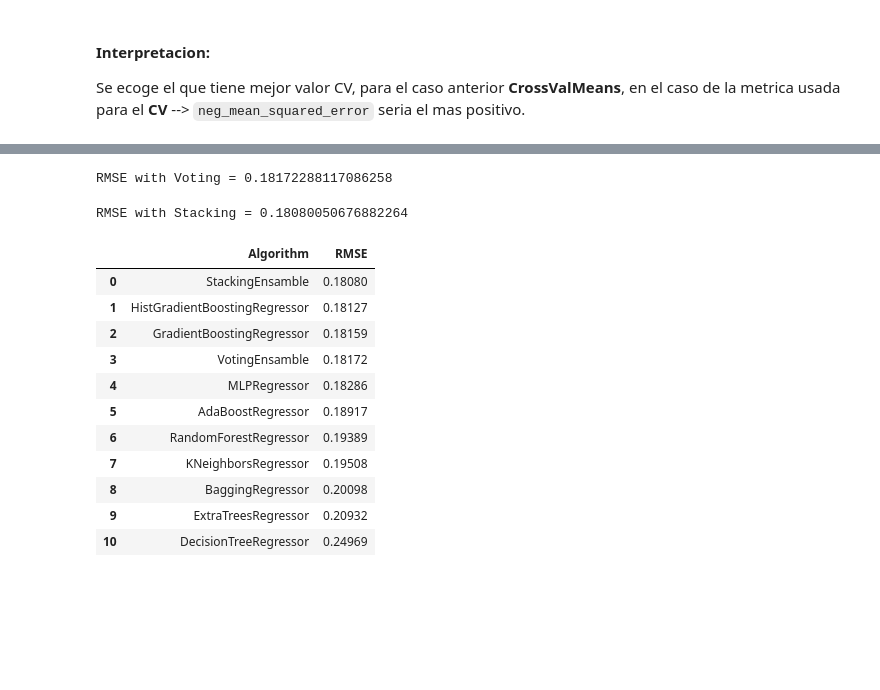
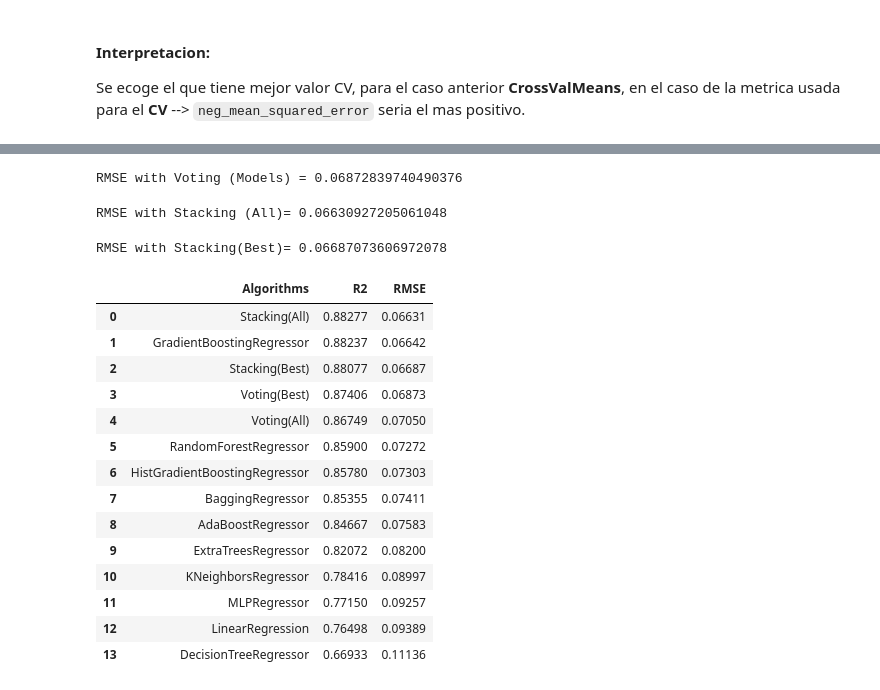
Before and after one commit to dherrerambo/analisis-de-datos-avanzados, a Jupyter notebook: Clase 8 - Ensamble Models/Tarea8.ipynb, the cells around one changed output, grey strips where cells are left out. Saved outputs shown, nothing was run; the diff lists cells and outputs as text; code cells hidden in the pictures; blank space fills up the shorter version.

```diff
--- a/Clase 8 - Ensamble Models/Tarea8.ipynb
+++ b/Clase 8 - Ensamble Models/Tarea8.ipynb
@@ -204,7 +366,8 @@ g = g.set_title("Cross validation scores")
 Se ecoge el que tiene mejor valor CV, para el caso anterior **CrossValMeans**, en el caso de la metrica usada para el **CV** --> `neg_mean_squared_error` seria el mas positivo.
 # %%
 # Siendo los modelos escogidos:
-best_models = ['HistGradientBoostingRegressor', 'GradientBoostingRegressor', 'MLPRegressor', 'AdaBoostRegressor']
+best_models = list(cv_res['Algorithms'][:4])
+# best_models = ['HistGradientBoostingRegressor', 'GradientBoostingRegressor', 'MLPRegressor', 'AdaBoostRegressor']
 best_models = dict((k,regressors_models[k]) for k in best_models)
 best_models.keys()
 # %% [output]
@@ -219,43 +395,60 @@ RMSE for AdaBoostRegressor = 0.1891654953245159
 # %%
 #voting : {'hard', 'soft'}
-votingC = VotingRegressor(estimators=[(k, v['model']) for k,v in best_models.items()], n_jobs=4)
-votingC = votingC.fit(X_train, y_train)
-predicted_All_Voting = votingC.predict(X_test)
-rmse_VotingC = np.sqrt(mean_squared_error(predicted_All_Voting,y_test))
+model = VotingRegressor(estimators=[(k, v['model']) for k,v in best_models.items()], n_jobs=4)
 
-regressors_models['VotingEnsamble'] = {"model":votingC, "y_pred":predicted_All_Voting, "rmse": rmse_VotingC}
+model = model.fit(X_train, y_train)
+y_pred = model.predict(X_test)
+rmse = np.sqrt(mean_squared_error(y_pred,y_test))
 
-print(f"RMSE with Voting = {rmse_VotingC}")
+regressors_models['Voting(Best)'] = {"model":model, "y_pred":y_pred, "r2_score": r2_score(y_test, y_pred), "rmse": rmse}
+
+print(f"RMSE with Voting (Models) = {rmse}")
 # %% [output]
-RMSE with Voting = 0.18172288117086258
+RMSE with Voting (Models) = 0.06872839740490376
+# %%
+#stack_method : {'auto', 'predict_proba', 'decision_function', 'predict'}
+model = StackingRegressor(estimators=[(k, regressors_models[k]['model']) for k in cv_res['Algorithms']], n_jobs=4)
+
+model = model.fit(X_train, y_train)
+y_pred = model.predict(X_test)
+rmse = np.sqrt(mean_squared_error(y_pred,y_test))
+
+regressors_models['Stacking(All)'] = {"model":model, "y_pred":y_pred, "r2_score": r2_score(y_test, y_pred), "rmse": rmse}
+
+print(f"RMSE with Stacking (All)= {rmse}")
+# %% [output]
+RMSE with Stacking (All)= 0.06630927205061048
 # %%
 #stack_method : {'auto', 'predict_proba', 'decision_function', 'predict'}
-stackingC = StackingRegressor(estimators=[(k, v['model']) for k,v in best_models.items()], n_jobs=4)
-stackingC = stackingC.fit(X_train, y_train)
-predicted_All_Voting = stackingC.predict(X_test)
-rmse_stackingC = np.sqrt(mean_squared_error(predicted_All_Voting,y_test))
+model = StackingRegressor(estimators=[(k, v['model']) for k,v in best_models.items()], n_jobs=4)
+model = model.fit(X_train, y_train)
+y_pred = model.predict(X_test)
+rmse = np.sqrt(mean_squared_error(y_pred,y_test))
 
-regressors_models['StackingEnsamble'] = {"model":stackingC, "y_pred":predicted_All_Voting, "rmse": rmse_stackingC}
+regressors_models['Stacking(Best)'] = {"model":model, "y_pred":y_pred, "r2_score": r2_score(y_test, y_pred), "rmse": rmse}
 
-print(f"RMSE with Stacking = {rmse_stackingC}")
+print(f"RMSE with Stacking(Best)= {rmse}")
 # %% [output]
-RMSE with Stacking = 0.18080050676882264
+RMSE with Stacking(Best)= 0.06687073606972078
 # %%
 res = pd.DataFrame(
-        [(k, v['rmse']) for k,v in regressors_models.items()]
-        , columns = ['Algorithm','RMSE']
+        [(k, v['r2_score'], v['rmse']) for k,v in regressors_models.items()]
+        , columns = ['Algorithms', 'R2', 'RMSE']
 ).sort_values("RMSE").reset_index(drop=True)
 res
 # %% [output]
-|  | Algorithm | RMSE |
-| 0 | StackingEnsamble | 0.18080 |
-| 1 | HistGradientBoostingRegressor | 0.18127 |
-| 2 | GradientBoostingRegressor | 0.18159 |
-| 3 | VotingEnsamble | 0.18172 |
-| 4 | MLPRegressor | 0.18286 |
-| 5 | AdaBoostRegressor | 0.18917 |
-| 6 | RandomForestRegressor | 0.19389 |
-| 7 | KNeighborsRegressor | 0.19508 |
-| 8 | BaggingRegressor | 0.20098 |
-| 9 | ExtraTreesRegressor | 0.20932 |
-| 10 | DecisionTreeRegressor | 0.24969 |
+|  | Algorithms | R2 | RMSE |
+| 0 | Stacking(All) | 0.88277 | 0.06631 |
+| 1 | GradientBoostingRegressor | 0.88237 | 0.06642 |
+| 2 | Stacking(Best) | 0.88077 | 0.06687 |
+| 3 | Voting(Best) | 0.87406 | 0.06873 |
+| 4 | Voting(All) | 0.86749 | 0.07050 |
+| 5 | RandomForestRegressor | 0.85900 | 0.07272 |
+| 6 | HistGradientBoostingRegressor | 0.85780 | 0.07303 |
+| 7 | BaggingRegressor | 0.85355 | 0.07411 |
+| 8 | AdaBoostRegressor | 0.84667 | 0.07583 |
+| 9 | ExtraTreesRegressor | 0.82072 | 0.08200 |
+| 10 | KNeighborsRegressor | 0.78416 | 0.08997 |
+| 11 | MLPRegressor | 0.77150 | 0.09257 |
+| 12 | LinearRegression | 0.76498 | 0.09389 |
+| 13 | DecisionTreeRegressor | 0.66933 | 0.11136 |
```
Also changed, not shown: parts of 48 cells of this notebook, 4 other files.
